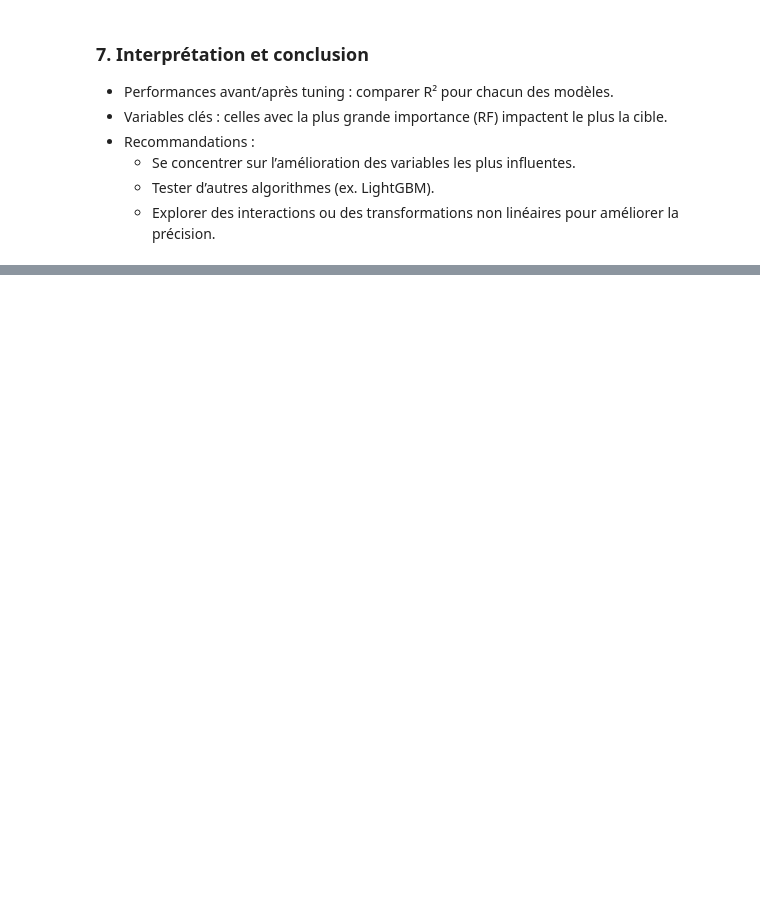
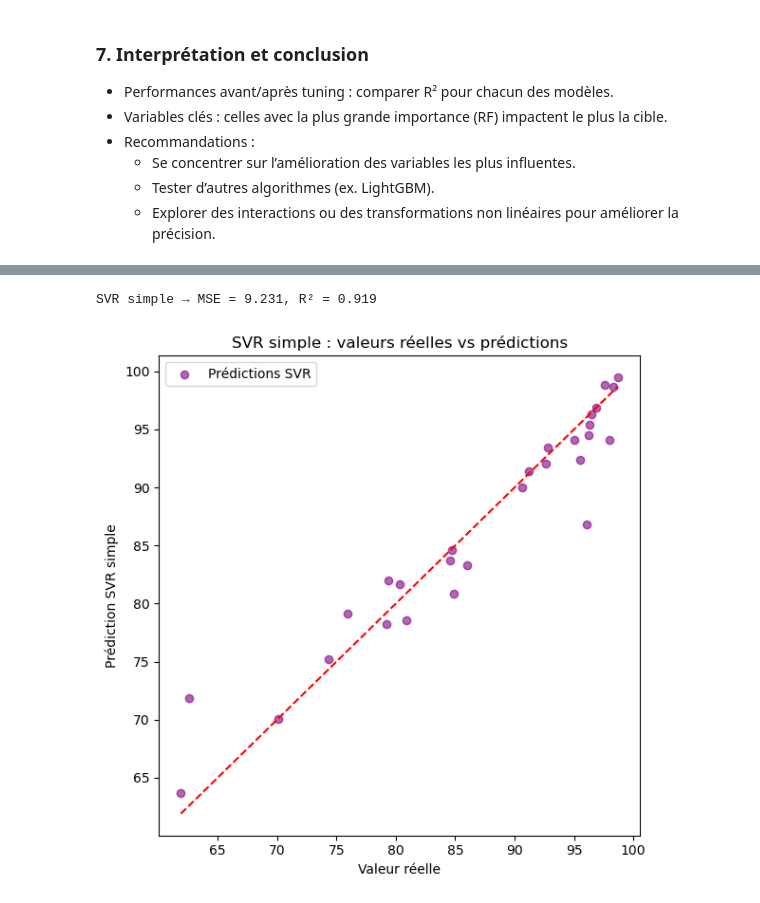
Before and after one commit to kazope/AND, a Jupyter notebook: etude.ipynb, the cells around one changed output, grey strips where cells are left out. Saved outputs shown, nothing was run; the diff lists cells and outputs as text; code cells hidden in the pictures; blank space fills up the shorter version.

```diff
--- a/etude.ipynb
+++ b/etude.ipynb
@@ -872,0 +968,27 @@ plt.show()
+# %%
+# Cell 43: SVR simple de régression
+from sklearn.svm import SVR
+
+# Définir et entraîner le modèle SVR
+svr_simple = SVR(kernel='rbf', C=100, gamma=0.1, epsilon=0.1)
+svr_simple.fit(X_train_reg, y_train_reg)
+
+# Prédiction et évaluation
+y_pred_simple = svr_simple.predict(X_test_reg)
+mse_simple = mean_squared_error(y_test_reg, y_pred_simple)
+r2_simple = r2_score(y_test_reg, y_pred_simple)
+print(f"SVR simple → MSE = {mse_simple:.3f}, R² = {r2_simple:.3f}")
+
+# Visualisation : valeurs réelles vs prédictions
+plt.figure(figsize=(6,6))
+plt.scatter(y_test_reg, y_pred_simple, color='purple', alpha=0.6, label='Prédictions SVR')
+plt.plot([y_test_reg.min(), y_test_reg.max()], [y_test_reg.min(), y_test_reg.max()], color='red', linestyle='--')
+plt.xlabel("Valeur réelle")
+plt.ylabel("Prédiction SVR simple")
+plt.title("SVR simple : valeurs réelles vs prédictions")
+plt.legend()
+plt.tight_layout()
+plt.show()
+# %% [output]
+SVR simple → MSE = 9.231, R² = 0.919
+[figure, added]
```
Also changed, not shown: parts of 22 cells of this notebook.
